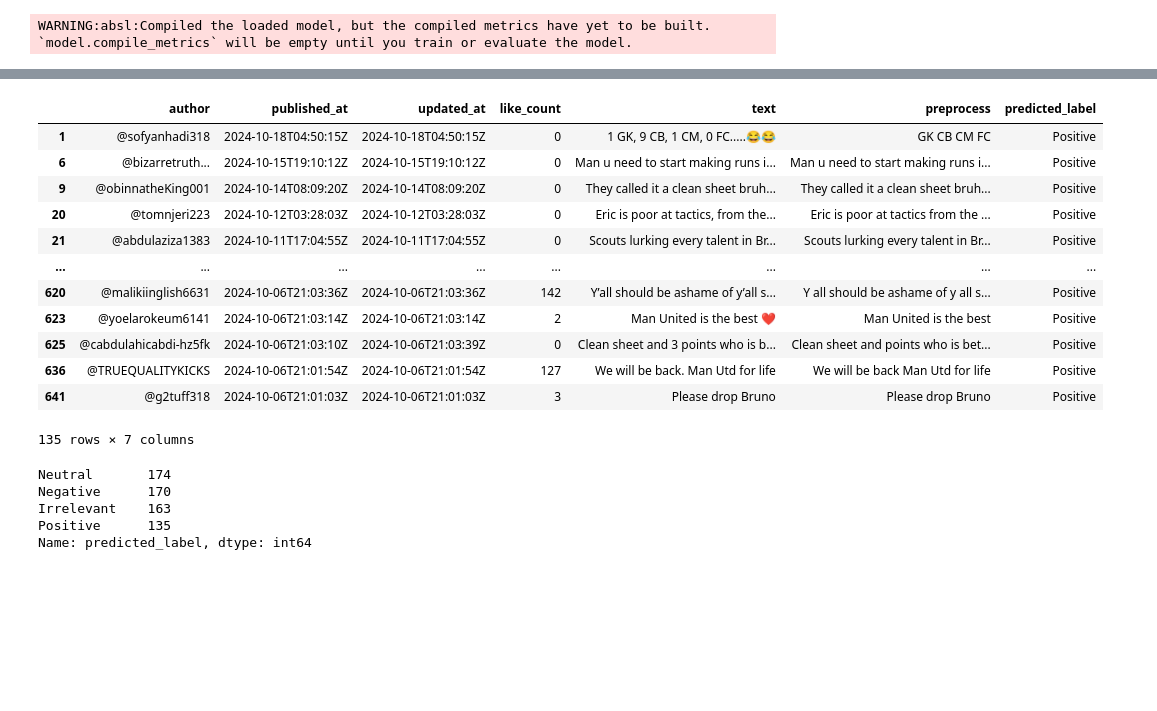
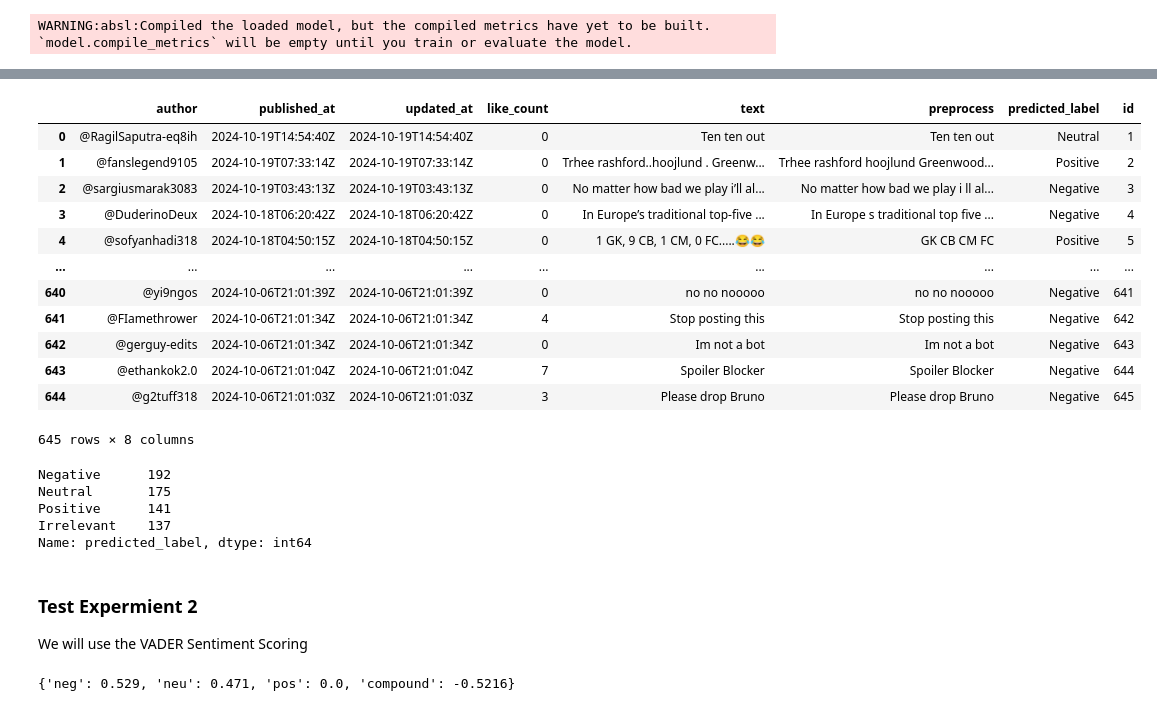
Before and after one commit to asheshh-lal/Wrod2Vec, a Jupyter notebook: Notebook/scraping_comments.ipynb, the cells around one changed output, grey strips where cells are left out. Saved outputs shown, nothing was run; the diff lists cells and outputs as text; code cells hidden in the pictures; blank space fills up the shorter version.

```diff
--- a/Notebook/scraping_comments.ipynb
+++ b/Notebook/scraping_comments.ipynb
@@ -300,24 +258,28 @@ print(df[['preprocess', 'predicted_label']].head())
 # %%
-df[df['predicted_label']=='Positive']
+df['id'] = range(1, len(df) + 1)  # Starts from 1
+df
 # %% [output]
-|  | author | published_at | updated_at | like_count | text | preprocess | predicted_label |
-| 1 | @sofyanhadi318 | 2024-10-18T04:50:15Z | 2024-10-18T04:50:15Z | 0 | 1 GK, 9 CB, 1 CM, 0 FC.....😂😂 | GK CB CM FC | Positive |
-| 6 | @bizarretruth... | 2024-10-15T19:10:12Z | 2024-10-15T19:10:12Z | 0 | Man u need to start making runs i... | Man u need to start making runs i... | Positive |
-| 9 | @obinnatheKing001 | 2024-10-14T08:09:20Z | 2024-10-14T08:09:20Z | 0 | They called it a clean sheet bruh... | They called it a clean sheet bruh... | Positive |
-| 20 | @tomnjeri223 | 2024-10-12T03:28:03Z | 2024-10-12T03:28:03Z | 0 | Eric is poor at tactics, from the... | Eric is poor at tactics from the ... | Positive |
-| 21 | @abdulaziza1383 | 2024-10-11T17:04:55Z | 2024-10-11T17:04:55Z | 0 | Scouts lurking every talent in Br... | Scouts lurking every talent in Br... | Positive |
-| ... | ... | ... | ... | ... | ... | ... | ... |
-| 620 | @malikiinglish6631 | 2024-10-06T21:03:36Z | 2024-10-06T21:03:36Z | 142 | Y’all should be ashame of y’all s... | Y all should be ashame of y all s... | Positive |
-| 623 | @yoelarokeum6141 | 2024-10-06T21:03:14Z | 2024-10-06T21:03:14Z | 2 | Man United is the best ❤️ | Man United is the best | Positive |
-| 625 | @cabdulahicabdi-hz5fk | 2024-10-06T21:03:10Z | 2024-10-06T21:03:39Z | 0 | Clean sheet and 3 points who is b... | Clean sheet and points who is bet... | Positive |
-| 636 | @TRUEQUALITYKICKS | 2024-10-06T21:01:54Z | 2024-10-06T21:01:54Z | 127 | We will be back. Man Utd for life | We will be back Man Utd for life | Positive |
-| 641 | @g2tuff318 | 2024-10-06T21:01:03Z | 2024-10-06T21:01:03Z | 3 | Please drop Bruno | Please drop Bruno | Positive |
+|  | author | published_at | updated_at | like_count | text | preprocess | predicted_label | id |
+| 0 | @RagilSaputra-eq8ih | 2024-10-19T14:54:40Z | 2024-10-19T14:54:40Z | 0 | Ten ten out | Ten ten out | Neutral | 1 |
+| 1 | @fanslegend9105 | 2024-10-19T07:33:14Z | 2024-10-19T07:33:14Z | 0 | Trhee rashford..hoojlund . Greenw... | Trhee rashford hoojlund Greenwood... | Positive | 2 |
+| 2 | @sargiusmarak3083 | 2024-10-19T03:43:13Z | 2024-10-19T03:43:13Z | 0 | No matter how bad we play i’ll al... | No matter how bad we play i ll al... | Negative | 3 |
+| 3 | @DuderinoDeux | 2024-10-18T06:20:42Z | 2024-10-18T06:20:42Z | 0 | In Europe’s traditional top-five ... | In Europe s traditional top five ... | Negative | 4 |
+| 4 | @sofyanhadi318 | 2024-10-18T04:50:15Z | 2024-10-18T04:50:15Z | 0 | 1 GK, 9 CB, 1 CM, 0 FC.....😂😂 | GK CB CM FC | Positive | 5 |
+| ... | ... | ... | ... | ... | ... | ... | ... | ... |
+| 640 | @yi9ngos | 2024-10-06T21:01:39Z | 2024-10-06T21:01:39Z | 0 | no no nooooo | no no nooooo | Negative | 641 |
+| 641 | @FIamethrower | 2024-10-06T21:01:34Z | 2024-10-06T21:01:34Z | 4 | Stop posting this | Stop posting this | Negative | 642 |
+| 642 | @gerguy-edits | 2024-10-06T21:01:34Z | 2024-10-06T21:01:34Z | 0 | Im not a bot | Im not a bot | Negative | 643 |
+| 643 | @ethankok2.0 | 2024-10-06T21:01:04Z | 2024-10-06T21:01:04Z | 7 | Spoiler Blocker | Spoiler Blocker | Negative | 644 |
+| 644 | @g2tuff318 | 2024-10-06T21:01:03Z | 2024-10-06T21:01:03Z | 3 | Please drop Bruno | Please drop Bruno | Negative | 645 |
-135 rows × 7 columns
+645 rows × 8 columns
 # %%
 df.predicted_label.value_counts()
 # %% [output]
-Neutral       174
-Negative      170
-Irrelevant    163
-Positive      135
+Negative      192
+Neutral       175
+Positive      141
+Irrelevant    137
 Name: predicted_label, dtype: int64
+# %% [markdown]
+### Test Expermient 2
+We will use the VADER Sentiment Scoring
@@ -323,0 +291,4 @@ Name: predicted_label, dtype: int64
+# %%
+sia.polarity_scores("Hello. I dont love you")
+# %% [output]
+{'neg': 0.529, 'neu': 0.471, 'pos': 0.0, 'compound': -0.5216}
```
Also changed, not shown: parts of 27 cells of this notebook, 3 other files.
